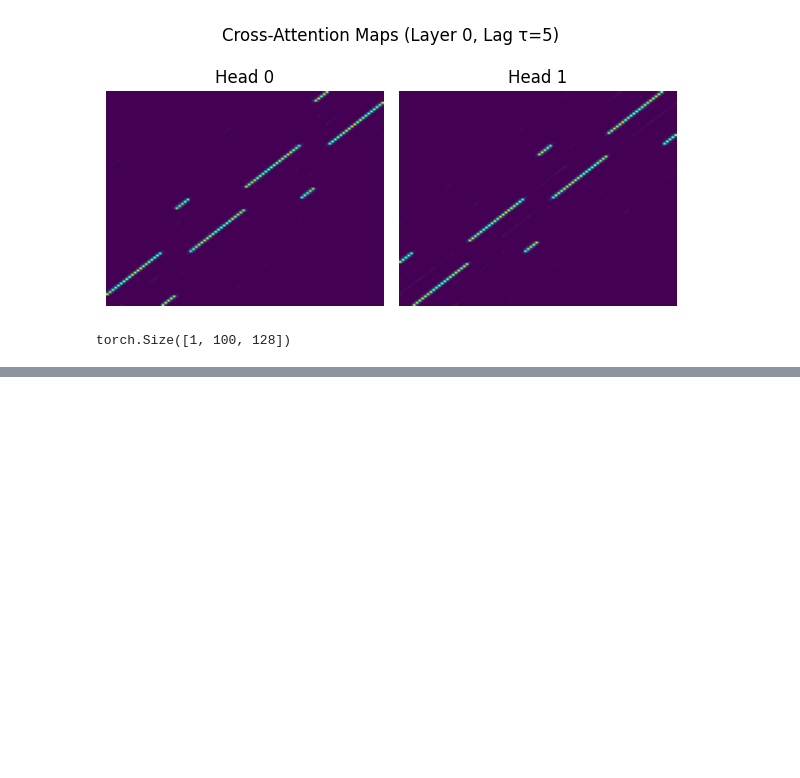
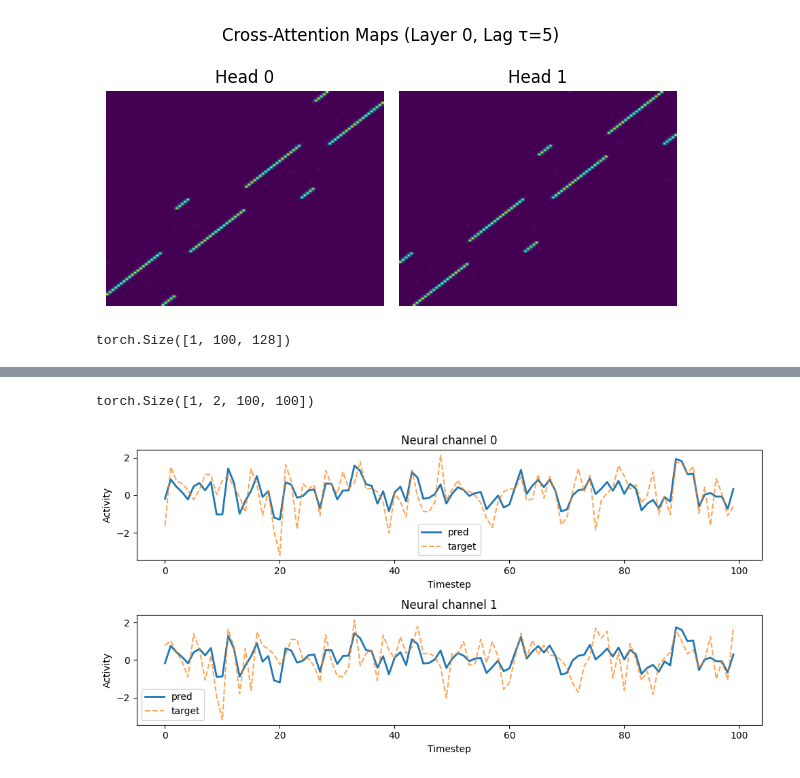
Before and after one commit to briandepasquale/transformer, a Jupyter notebook: Transformer_v5.ipynb, the cells around one changed output, grey strips where cells are left out. Drawn from its saved outputs; the diff is of its cells as text; code cells hidden in the pictures; blank space fills up the shorter version.

```diff
--- a/Transformer_v5.ipynb
+++ b/Transformer_v5.ipynb
@@ -590,0 +708,29 @@ plt.show()
+# %%
+# ===========================================
+# Visualization
+# ===========================================
+beh_test, neu_test = generate_batch(1, T, tau)
+beh_test, neu_test = beh_test.to(device), neu_test.to(device)
+neu_query = torch.zeros_like(neu_test)
+
+with torch.no_grad():
+    neu_pred, beh_pred, attn_weights = model(beh_test, neu_query)
+
+attn_weights.shape
+# %% [output]
+torch.Size([1, 2, 100, 100])
+# %%
+b = 0  # sample index
+plt.figure(figsize=(10,5))
+for c in range(neu_pred.shape[-1]):
+    plt.subplot(2,1,c+1)
+    plt.plot(neu_pred[b,:,c].detach().cpu(), label='pred', lw=2)
+    plt.plot(neu_test[b,:,c].detach().cpu(), '--', label='target', alpha=0.7)
+    plt.title(f'Neural channel {c}')
+    plt.xlabel('Timestep')
+    plt.ylabel('Activity')
+    plt.legend()
+plt.tight_layout()
+plt.show()
+# %% [output]
+[figure, added]
```
Also changed, not shown: parts of 12 cells of this notebook.
